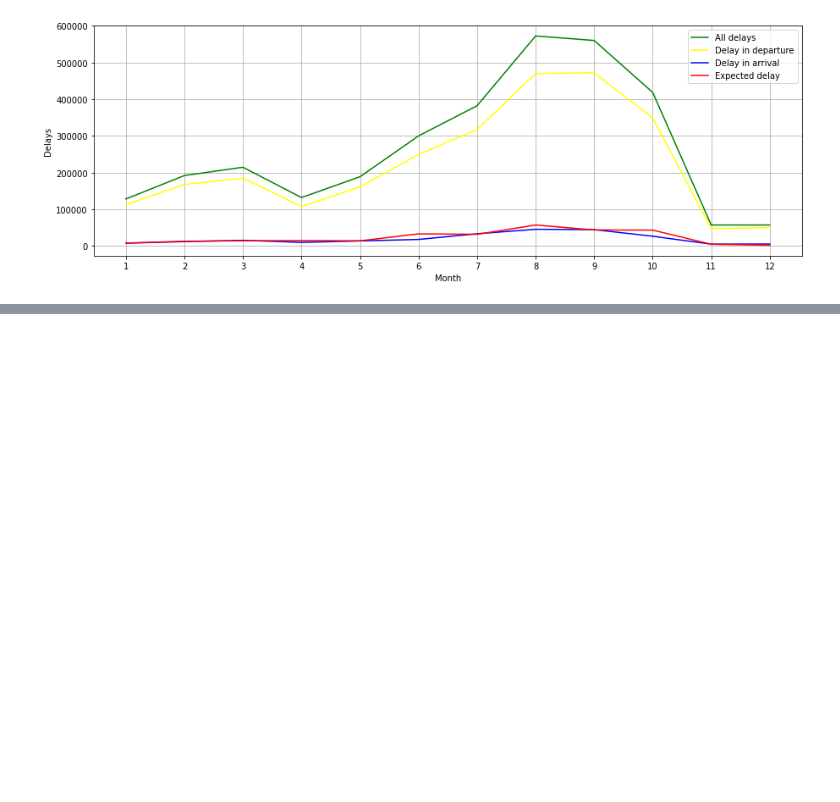
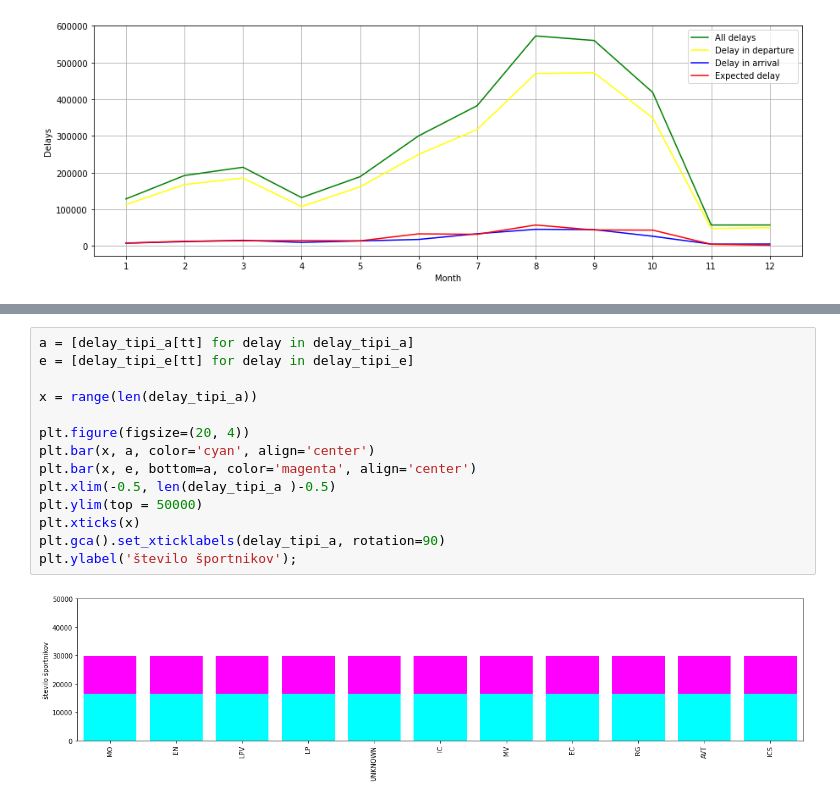
Before and after one commit to jh2851/-PR21JHKJNKSS, a Jupyter notebook: Zamude_vlakov.ipynb, the cells around one changed output, grey strips where cells are left out. Drawn from its saved outputs; the diff is of its cells as text; blank space fills up the shorter version.

```diff
--- a/Zamude_vlakov.ipynb
+++ b/Zamude_vlakov.ipynb
@@ -264,0 +309,16 @@ Text(0, 0.5, 'Delays')
+# %%
+a = [delay_tipi_a[tt] for delay in delay_tipi_a]
+e = [delay_tipi_e[tt] for delay in delay_tipi_e]
+
+x = range(len(delay_tipi_a))
+
+plt.figure(figsize=(20, 4))
+plt.bar(x, a, color='cyan', align='center')
+plt.bar(x, e, bottom=a, color='magenta', align='center')
+plt.xlim(-0.5, len(delay_tipi_a )-0.5)
+plt.ylim(top = 50000)
+plt.xticks(x)
+plt.gca().set_xticklabels(delay_tipi_a, rotation=90)
+plt.ylabel('število športnikov');
+# %% [output]
+[figure, added]
```
Also changed, not shown: parts of 13 cells of this notebook.
